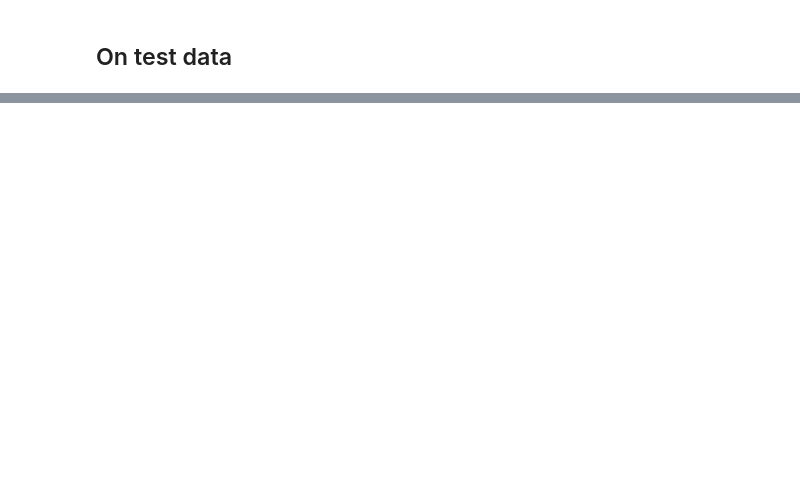
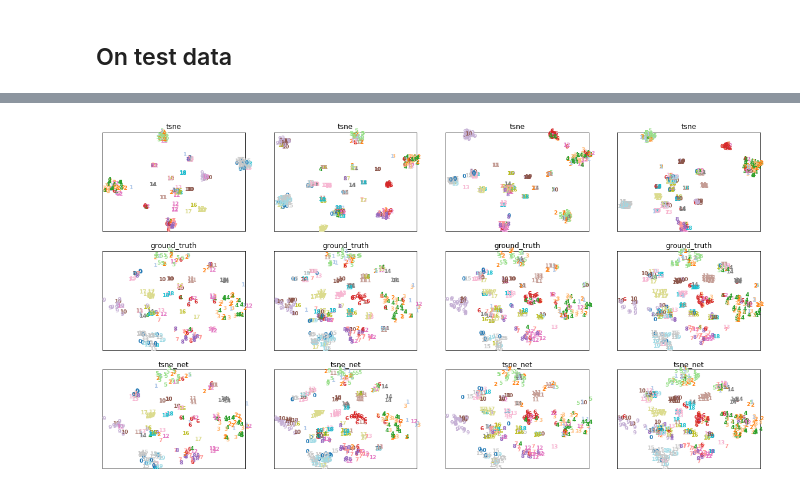
Before and after one commit to leowyy/fyp-graph-clustering, a Jupyter notebook: train_net_preprocessed.ipynb, the cells around one changed output, grey strips where cells are left out. Drawn from its saved outputs; the diff is of its cells as text; code cells hidden in the pictures; blank space fills up the shorter version.

Commit message:
Trained 20 news net

```diff
--- a/train_net_preprocessed.ipynb
+++ b/train_net_preprocessed.ipynb
@@ -87,7 +87,7 @@ opt_parameters['decay_rate'] = 1.25
 # %%
 if opt_parameters['save_flag']:
     checkpoint_interval = opt_parameters['max_iters']/5
-    checkpoint_root = 'results/' + task_parameters['dataset'] +'_'+ task_parameters['reduction_method'] + '1/'
+    checkpoint_root = 'results/' + task_parameters['dataset'] +'_'+ task_parameters['reduction_method'] + '2/'
     pathlib.Path(checkpoint_root).mkdir(exist_ok=True) # create the directory if it doesn't exist
 # %% [markdown]
 ## Prepare data
@@ -300,0 +326,26 @@ all_test_data[0].labels
+# %%
+from core.DimReduction import DimReduction
+
+f, axarr = plt.subplots(3, 4, sharex='col', sharey='row', figsize=(20, 10.5))
+dim_red = DimReduction(n_components=2)
+
+for i in range(4):
+    G = all_train_data[i]
+    int_labels = [int(l) for l in G.labels]
+    X = G.data.view(G.data.shape[0], -1).numpy()
+
+    # tsne
+    X_emb1 = dim_red.fit_transform(X, 'tsne', labels)
+    plot_embedding_subplot(axarr[0,i], X_emb1, labels=int_labels, title='tsne')
+
+    # ground truth
+    plot_embedding_subplot(axarr[1,i], G.target, labels=int_labels, title='ground_truth')
+
+    # Net
+    if torch.cuda.is_available():
+        y_pred = net.forward(G).cpu().detach().numpy()
+    else:
+        y_pred = net.forward(G).detach().numpy()
+    plot_embedding_subplot(axarr[2,i], y_pred, labels=int_labels, title='tsne_net')
+# %% [output]
+[figure, added]
```
Also changed, not shown: parts of 11 cells of this notebook, 2 other files.
